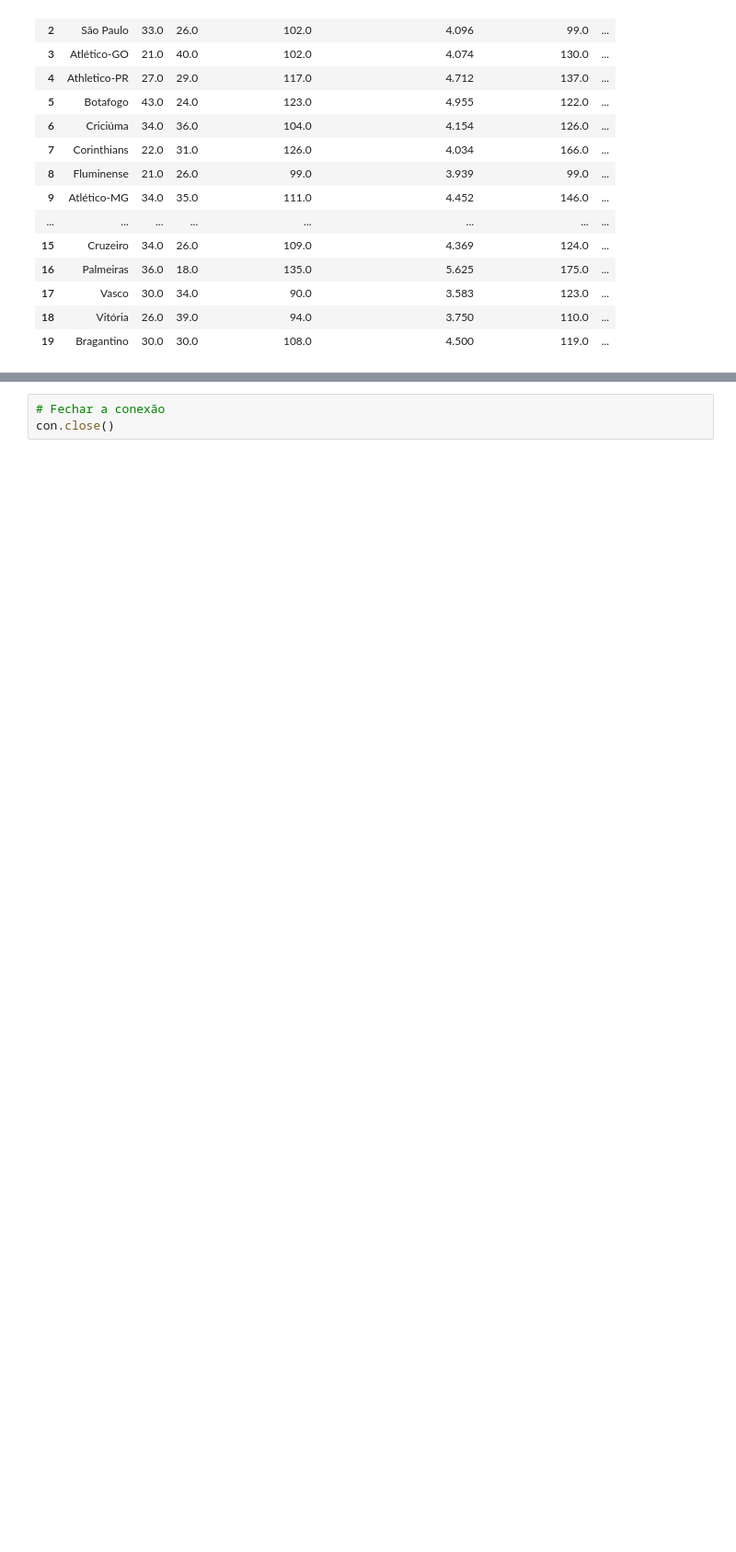
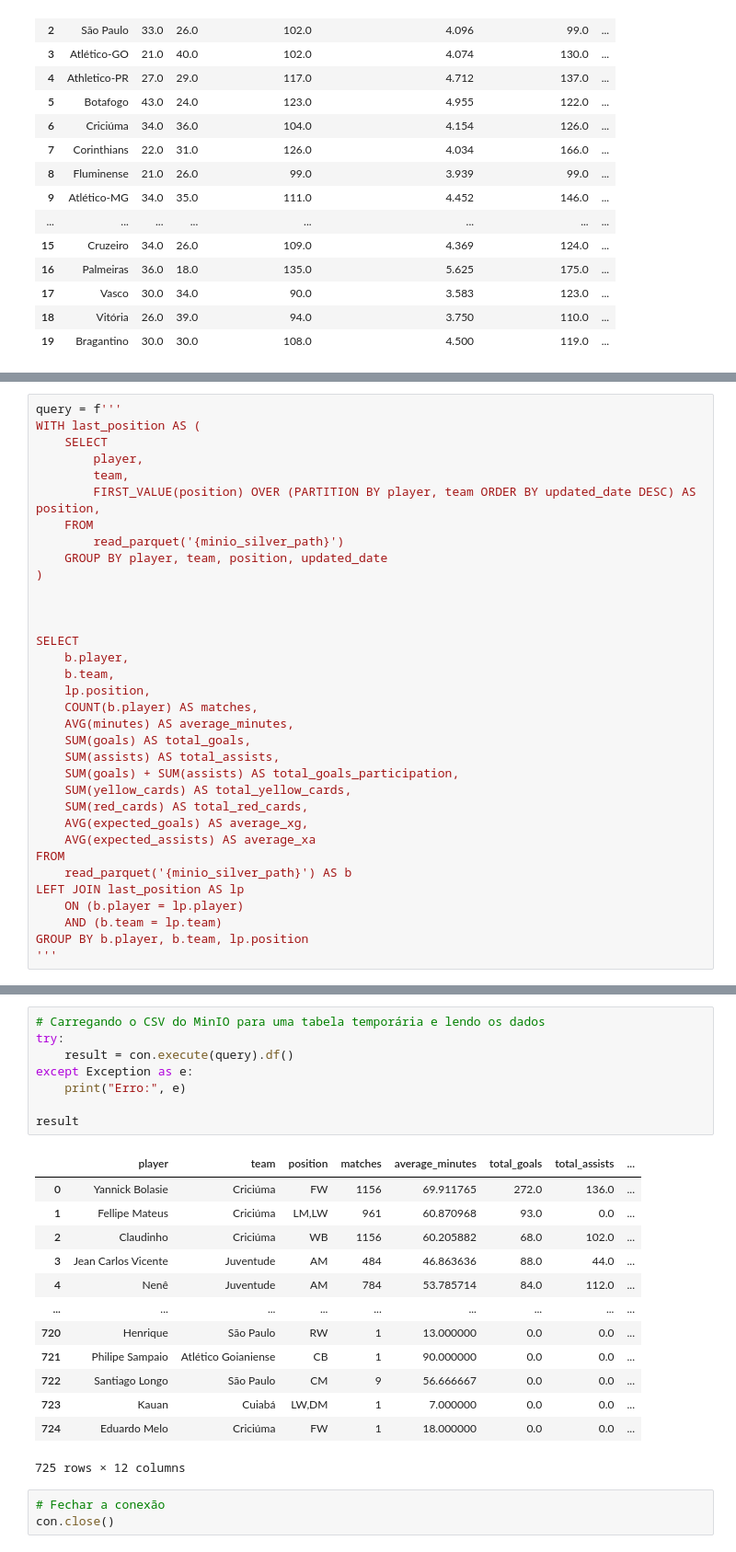
Before and after one commit to arthursgonzaga/DataKick, a Jupyter notebook: notebooks/golden_set.ipynb, the cells around one changed output, grey strips where cells are left out. Shown at 92% size. Drawn from its saved outputs; the diff is of its cells as text; blank space fills up the shorter version.

```diff
--- a/notebooks/golden_set.ipynb
+++ b/notebooks/golden_set.ipynb
@@ -154,3 +158,37 @@ query = f"SELECT SUM(CAST(home_shoots_on_goal AS BIGINT)) FROM read_parquet('{mi
+# %%
+query = f'''
+WITH last_position AS (
+    SELECT
+        player,
+        team,
+        FIRST_VALUE(position) OVER (PARTITION BY player, team ORDER BY updated_date DESC) AS position,
+    FROM
+        read_parquet('{minio_silver_path}')
+    GROUP BY player, team, position, updated_date
+)
+
+
+
+SELECT
+    b.player,
+    b.team,
+    lp.position,
+    COUNT(b.player) AS matches,
+    AVG(minutes) AS average_minutes,
+    SUM(goals) AS total_goals,
+    SUM(assists) AS total_assists,
+    SUM(goals) + SUM(assists) AS total_goals_participation,
+    SUM(yellow_cards) AS total_yellow_cards,
+    SUM(red_cards) AS total_red_cards,
+    AVG(expected_goals) AS average_xg,
+    AVG(expected_assists) AS average_xa
+FROM
+    read_parquet('{minio_silver_path}') AS b
+LEFT JOIN last_position AS lp
+    ON (b.player = lp.player)
+    AND (b.team = lp.team)
+GROUP BY b.player, b.team, lp.position
+'''
 # %%
 result.columns
 # %% [output]
@@ -169,4 +203,26 @@ Index(['id_partida', 'championship_name', 'season', 'home_team', 'away_team',
       dtype='object')
+# %%
+# Carregando o CSV do MinIO para uma tabela temporária e lendo os dados
+try:
+    result = con.execute(query).df()
+except Exception as e:
+    print("Erro:", e)
+
+result
+# %% [output]
+|  | player | team | position | matches | average_minutes | total_goals | total_assists | ... |
+| 0 | Yannick Bolasie | Criciúma | FW | 1156 | 69.911765 | 272.0 | 136.0 | ... |
+| 1 | Fellipe Mateus | Criciúma | LM,LW | 961 | 60.870968 | 93.0 | 0.0 | ... |
+| 2 | Claudinho | Criciúma | WB | 1156 | 60.205882 | 68.0 | 102.0 | ... |
+| 3 | Jean Carlos Vicente | Juventude | AM | 484 | 46.863636 | 88.0 | 44.0 | ... |
+| 4 | Nenê | Juventude | AM | 784 | 53.785714 | 84.0 | 112.0 | ... |
+| ... | ... | ... | ... | ... | ... | ... | ... | ... |
+| 720 | Henrique | São Paulo | RW | 1 | 13.000000 | 0.0 | 0.0 | ... |
+| 721 | Philipe Sampaio | Atlético Goianiense | CB | 1 | 90.000000 | 0.0 | 0.0 | ... |
+| 722 | Santiago Longo | São Paulo | CM | 9 | 56.666667 | 0.0 | 0.0 | ... |
+| 723 | Kauan | Cuiabá | LW,DM | 1 | 7.000000 | 0.0 | 0.0 | ... |
+| 724 | Eduardo Melo | Criciúma | FW | 1 | 18.000000 | 0.0 | 0.0 | ... |
+725 rows × 12 columns
 # %%
 # Fechar a conexão
 con.close()
```
Also changed, not shown: parts of 5 cells of this notebook, 1 other file.
